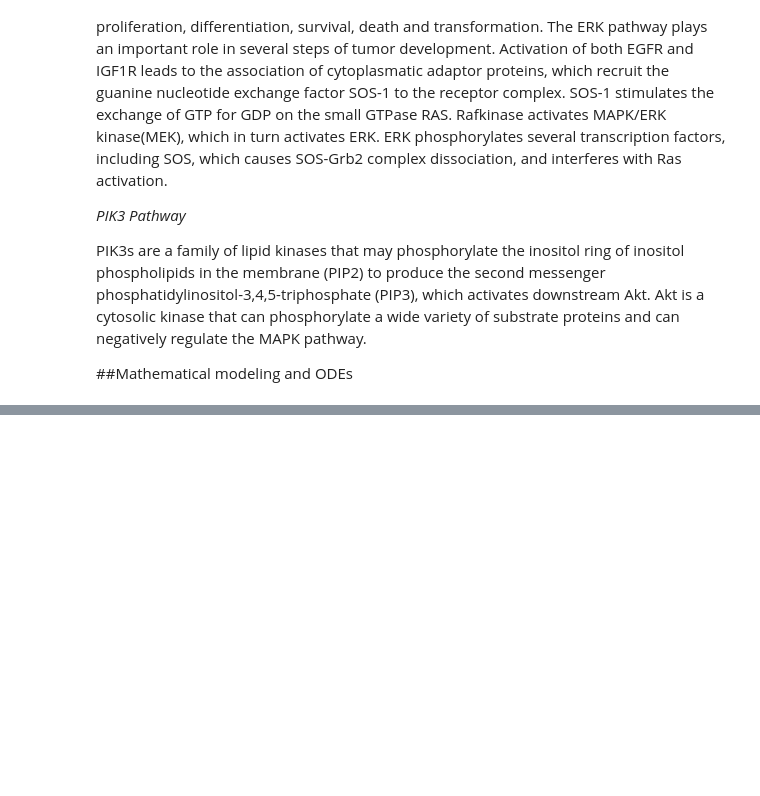
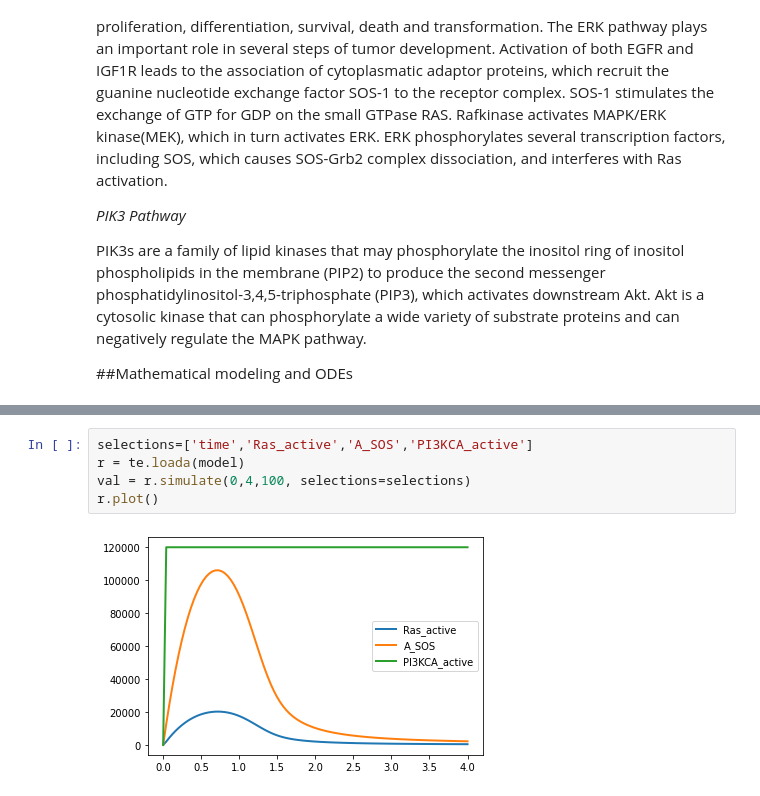
Before and after one commit to JulianoGianlupi/tellurium-nanohub-base, a Jupyter notebook: CBE_Project_draft.ipynb, the cells around one changed output, grey strips where cells are left out. Drawn from its saved outputs; the diff is of its cells as text; blank space fills up the shorter version.

```diff
--- a/CBE_Project_draft.ipynb
+++ b/CBE_Project_draft.ipynb
@@ -48,0 +469,7 @@ r.plot()
+# %%
+selections=['time','Ras_active','A_SOS','PI3KCA_active']
+r = te.loada(model)
+val = r.simulate(0,4,100, selections=selections)
+r.plot()
+# %% [output]
+[figure, added]
```
Also changed, not shown: parts of 30 cells of this notebook.
